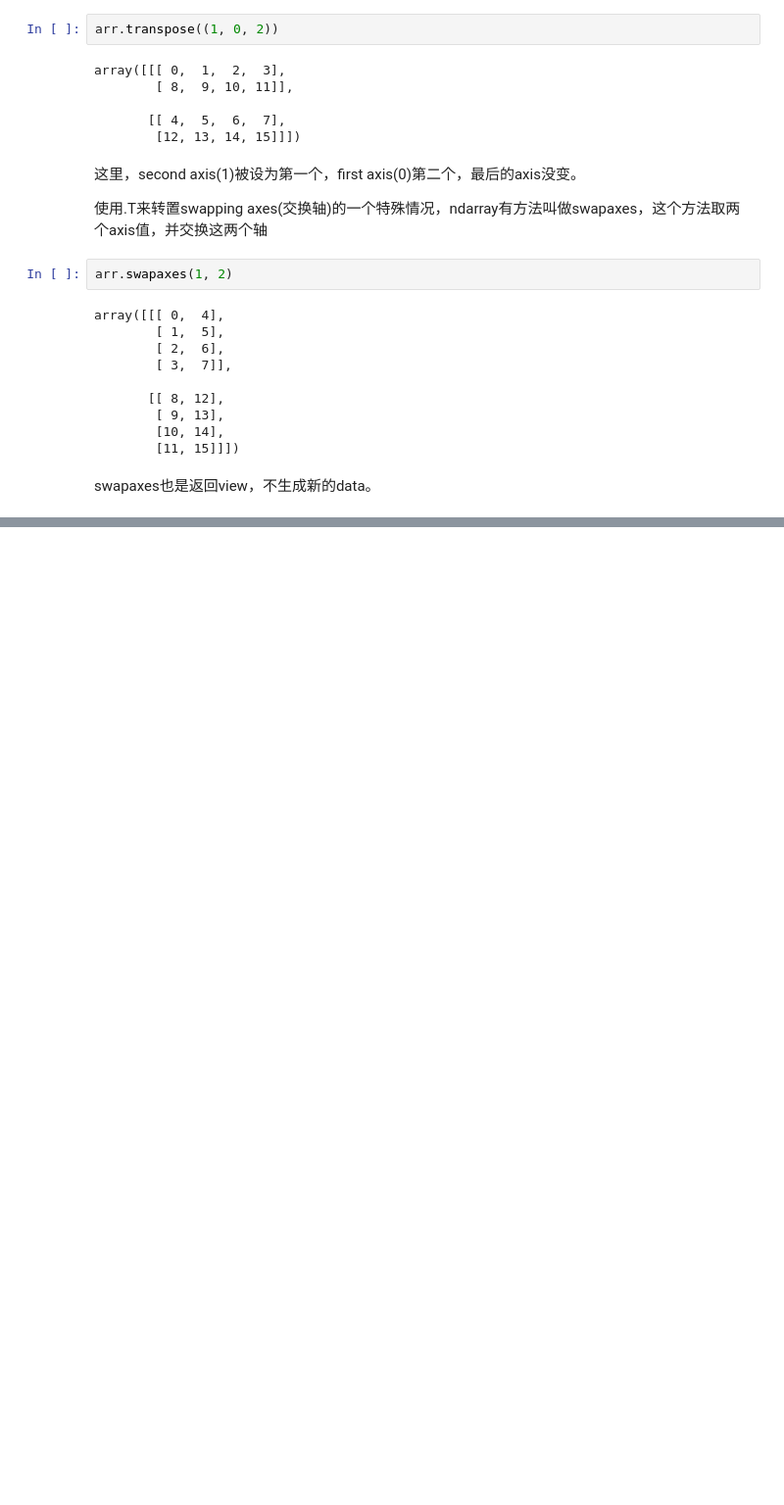
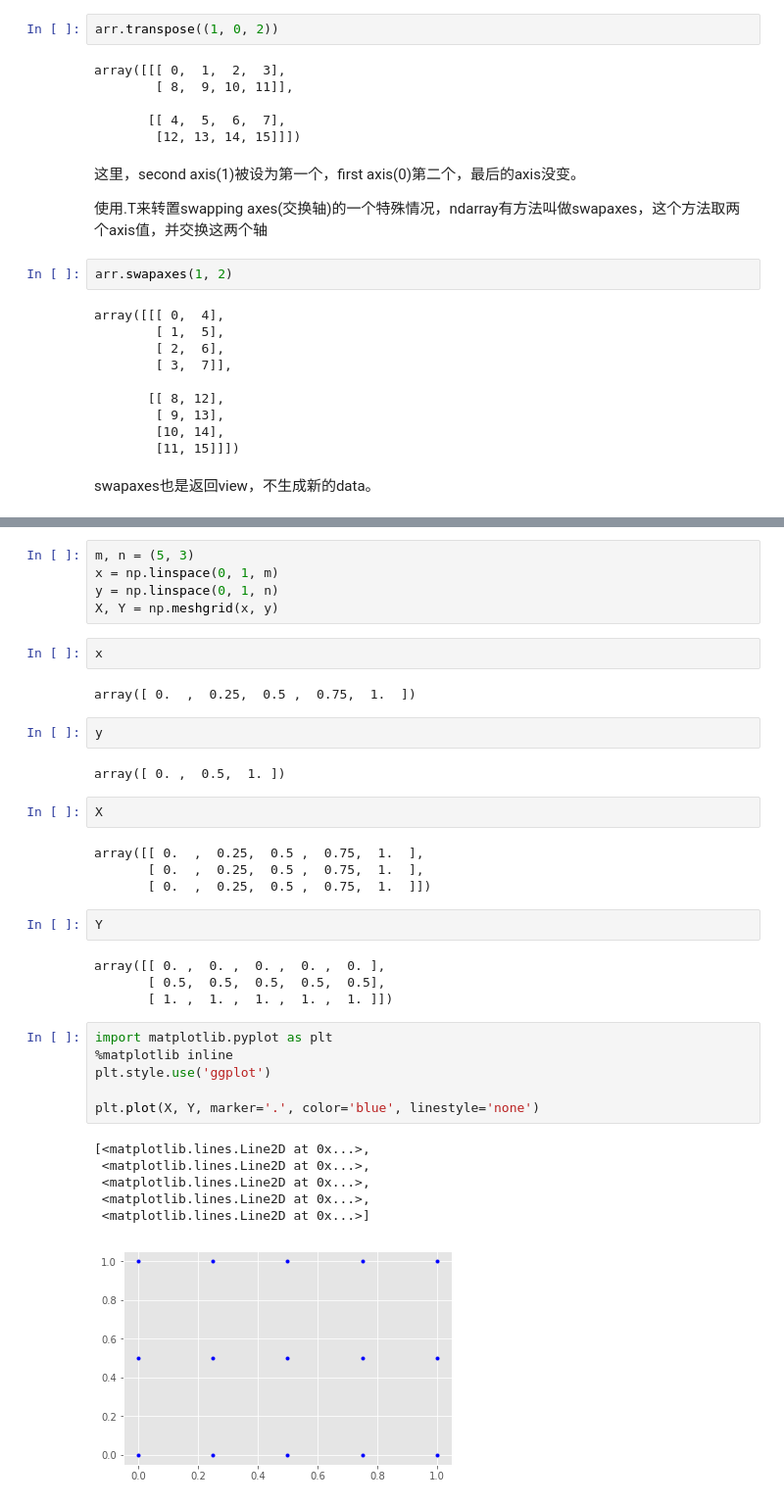
Before and after one commit to zzhhoubin/pydata, a Jupyter notebook: numpy.ipynb, the cells around one changed output, grey strips where cells are left out. Shown at 98% size. Cells and saved outputs as stored; diff of their text form; blank space fills up the shorter version.

```diff
--- a/numpy.ipynb
+++ b/numpy.ipynb
@@ -517,0 +614,38 @@ swapaxes也是返回view，不生成新的data。
+# %%
+m, n = (5, 3)
+x = np.linspace(0, 1, m)
+y = np.linspace(0, 1, n)
+X, Y = np.meshgrid(x, y)
+# %%
+x
+# %% [output]
+array([ 0.  ,  0.25,  0.5 ,  0.75,  1.  ])
+# %%
+y
+# %% [output]
+array([ 0. ,  0.5,  1. ])
+# %%
+X
+# %% [output]
+array([[ 0.  ,  0.25,  0.5 ,  0.75,  1.  ],
+       [ 0.  ,  0.25,  0.5 ,  0.75,  1.  ],
+       [ 0.  ,  0.25,  0.5 ,  0.75,  1.  ]])
+# %%
+Y
+# %% [output]
+array([[ 0. ,  0. ,  0. ,  0. ,  0. ],
+       [ 0.5,  0.5,  0.5,  0.5,  0.5],
+       [ 1. ,  1. ,  1. ,  1. ,  1. ]])
+# %%
+import matplotlib.pyplot as plt
+%matplotlib inline
+plt.style.use('ggplot')
+
+plt.plot(X, Y, marker='.', color='blue', linestyle='none')
+# %% [output]
+[<matplotlib.lines.Line2D at 0x...>,
+ <matplotlib.lines.Line2D at 0x...>,
+ <matplotlib.lines.Line2D at 0x...>,
+ <matplotlib.lines.Line2D at 0x...>,
+ <matplotlib.lines.Line2D at 0x...>]
+[figure, added]
```
Also changed, not shown: parts of 81 cells of this notebook.
